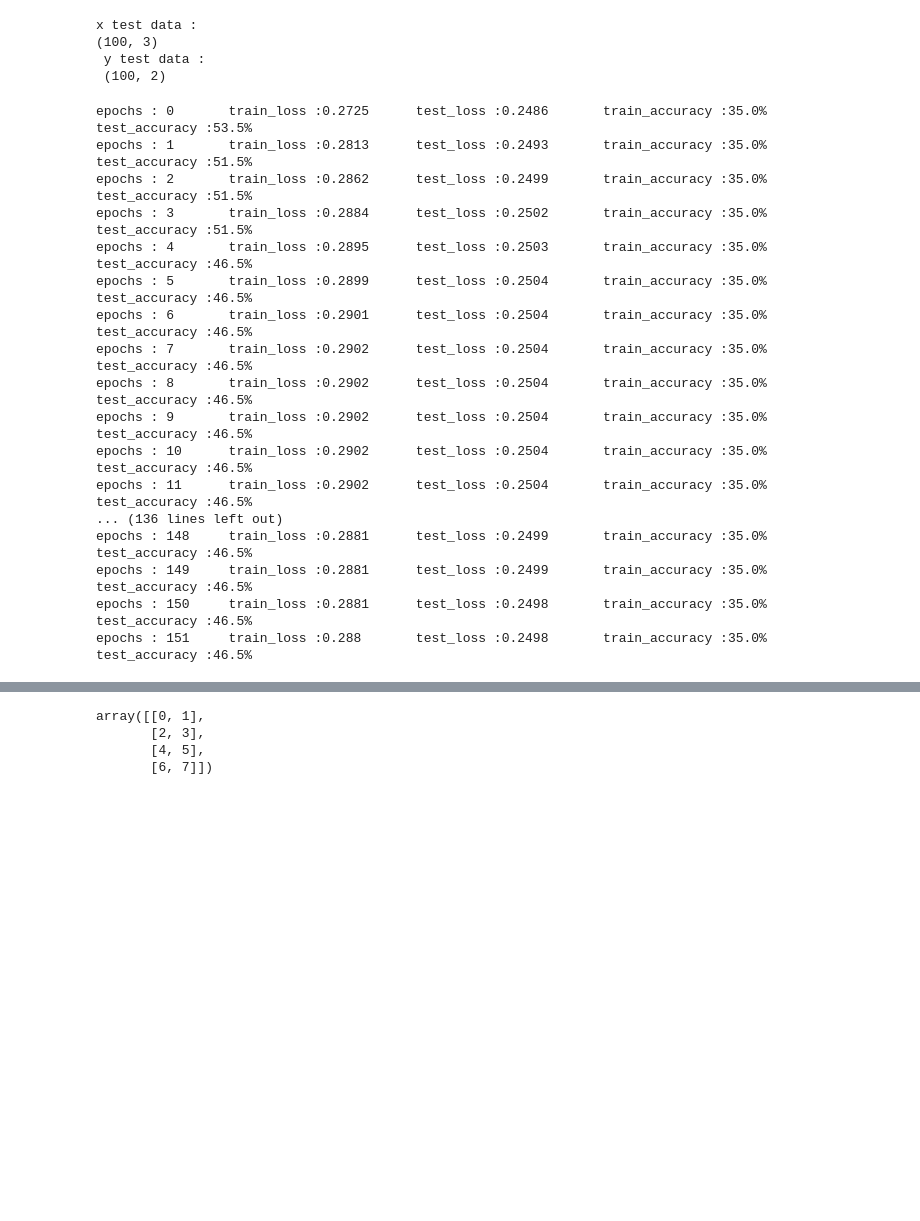
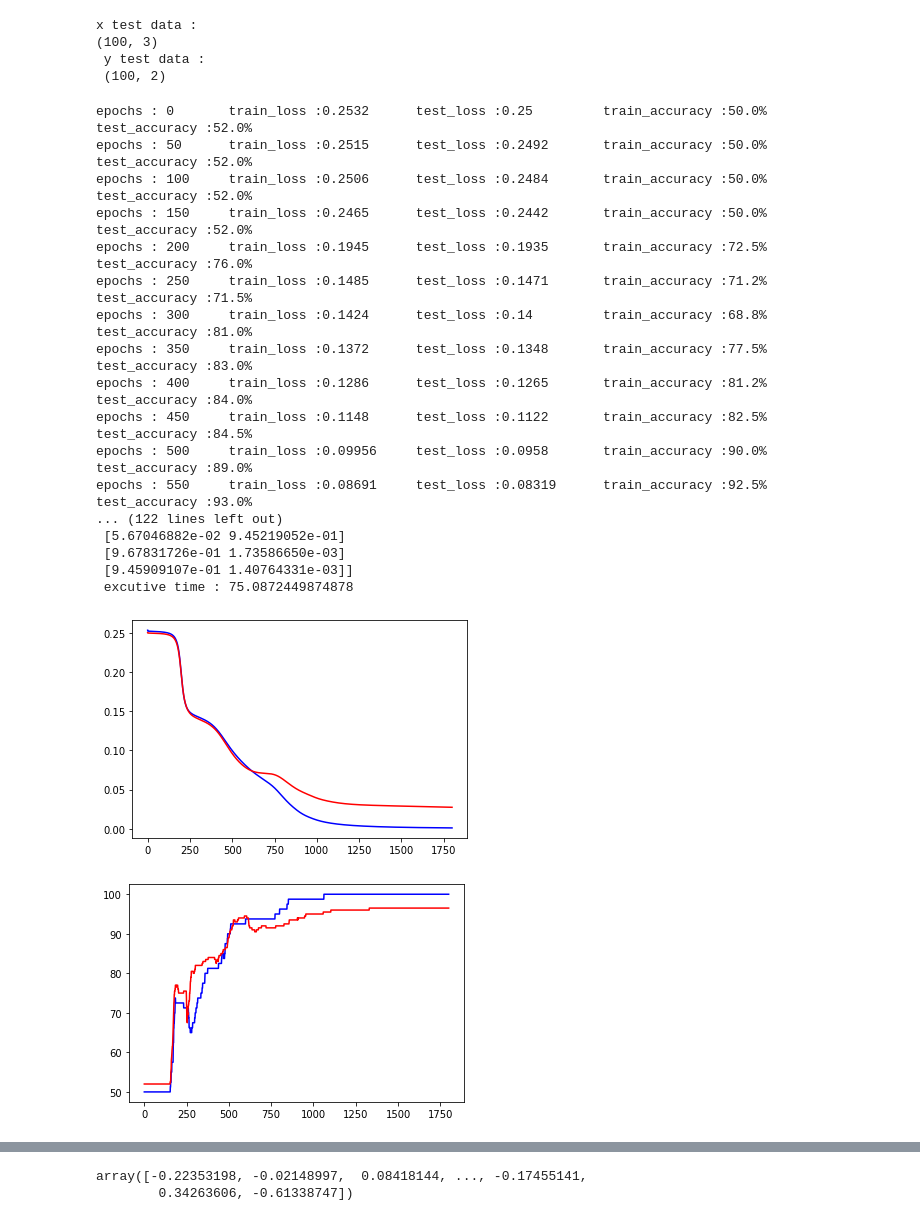
Before and after one commit to thuako/class_itsystem, a Jupyter notebook: hw2/NNclass.ipynb, the cells around one changed output, grey strips where cells are left out. Cells and saved outputs as stored; diff of their text form; code cells hidden in the pictures; blank space fills up the shorter version.

```diff
--- a/hw2/NNclass.ipynb
+++ b/hw2/NNclass.ipynb
@@ -114,10 +114,10 @@ x test data :
  y test data :
  (100, 2)
 # %%
-epochs = 2000
-batch = 1
+epochs = 1800
+batch = 4
 learning_rate = 0.6
-end_learning_rate = 0.6
+end_learning_rate = 0.4
 result_mean = 0.5
 # %%
 class NN:
@@ -230,7 +230,8 @@ class NN:
             self.test(self.test_set_x, self.test_set_y)
 
             # print(f"bias : {self.layer[0].b}")
-            print(
+            if i % 50 == 0:
+                print(
                 f"epochs : {i}\t train_loss :{self.train_loss[i]:.4}\t test_loss :{self.test_loss[i]:.4}\t train_accuracy :{self.train_accuracy[i]:.3}%\t test_accuracy :{self.test_accuracy[i]:.3}%")
 
     def plot(self):
@@ -279,48 +280,50 @@ class NN:
 
             if i == 0:
                 self.weight_hist.append(k.w.reshape(-1))
                 self.delta_hist.append(k.delta.reshape(-1))
                 if k.bias is "True":
                     self.bias_hist.append(k.b.reshape(-1))
 
         self.test_loss = np.append(self.test_loss, np.average((self.layer[-1].dataflow - y_data) ** 2))
 
         # print(self.layer[-1].dataflow)
         # result = np.array([self.layer[-1].dataflow > 0.5])
         result = np.array([self.layer[-1].dataflow > result_mean])
         cnt = np.equal(self.test_set_y, result)
         # print(f"ny_data : \n{self.test_set_y}\n\n y^ : \n{self.layer[-1].dataflow}")
         correct = np.average(cnt) * 100
         self.test_accuracy.append(correct)
 
 
 test = NN(t_x_data, t_y_data, test_x_data, test_y_data, \
-          [[3, 'True', 'sigmoid'], [10, 'True', 'sigmoid'],[10, 'True', 'sigmoid'],[10, 'True', 'sigmoid'],\
+          [[3, 'True', 'sigmoid'], [40, 'True', 'sigmoid'],[40, 'True', 'sigmoid'],[40, 'True', 'sigmoid'],\
            [2, 'False', 'sigmoid']], \
           learning_rate=learning_rate, batch=5)
 
 start_time = time.time()
 test.training(epochs)
 end_time = time.time()
 test.pri()
 
 print(f" excutive time : {end_time - start_time}")
 test.plot()
 # %% [output]
-epochs : 0       train_loss :0.2725      test_loss :0.2486       train_accuracy :35.0%   test_accuracy :53.5%
-epochs : 1       train_loss :0.2813      test_loss :0.2493       train_accuracy :35.0%   test_accuracy :51.5%
-epochs : 2       train_loss :0.2862      test_loss :0.2499       train_accuracy :35.0%   test_accuracy :51.5%
-epochs : 3       train_loss :0.2884      test_loss :0.2502       train_accuracy :35.0%   test_accuracy :51.5%
-epochs : 4       train_loss :0.2895      test_loss :0.2503       train_accuracy :35.0%   test_accuracy :46.5%
-epochs : 5       train_loss :0.2899      test_loss :0.2504       train_accuracy :35.0%   test_accuracy :46.5%
-epochs : 6       train_loss :0.2901      test_loss :0.2504       train_accuracy :35.0%   test_accuracy :46.5%
-epochs : 7       train_loss :0.2902      test_loss :0.2504       train_accuracy :35.0%   test_accuracy :46.5%
-epochs : 8       train_loss :0.2902      test_loss :0.2504       train_accuracy :35.0%   test_accuracy :46.5%
-epochs : 9       train_loss :0.2902      test_loss :0.2504       train_accuracy :35.0%   test_accuracy :46.5%
-epochs : 10      train_loss :0.2902      test_loss :0.2504       train_accuracy :35.0%   test_accuracy :46.5%
-epochs : 11      train_loss :0.2902      test_loss :0.2504       train_accuracy :35.0%   test_accuracy :46.5%
-... (136 lines left out)
-epochs : 148     train_loss :0.2881      test_loss :0.2499       train_accuracy :35.0%   test_accuracy :46.5%
-epochs : 149     train_loss :0.2881      test_loss :0.2499       train_accuracy :35.0%   test_accuracy :46.5%
-epochs : 150     train_loss :0.2881      test_loss :0.2498       train_accuracy :35.0%   test_accuracy :46.5%
-epochs : 151     train_loss :0.288       test_loss :0.2498       train_accuracy :35.0%   test_accuracy :46.5%
+epochs : 0       train_loss :0.2532      test_loss :0.25         train_accuracy :50.0%   test_accuracy :52.0%
+epochs : 50      train_loss :0.2515      test_loss :0.2492       train_accuracy :50.0%   test_accuracy :52.0%
+epochs : 100     train_loss :0.2506      test_loss :0.2484       train_accuracy :50.0%   test_accuracy :52.0%
+epochs : 150     train_loss :0.2465      test_loss :0.2442       train_accuracy :50.0%   test_accuracy :52.0%
+epochs : 200     train_loss :0.1945      test_loss :0.1935       train_accuracy :72.5%   test_accuracy :76.0%
+epochs : 250     train_loss :0.1485      test_loss :0.1471       train_accuracy :71.2%   test_accuracy :71.5%
+epochs : 300     train_loss :0.1424      test_loss :0.14         train_accuracy :68.8%   test_accuracy :81.0%
+epochs : 350     train_loss :0.1372      test_loss :0.1348       train_accuracy :77.5%   test_accuracy :83.0%
+epochs : 400     train_loss :0.1286      test_loss :0.1265       train_accuracy :81.2%   test_accuracy :84.0%
+epochs : 450     train_loss :0.1148      test_loss :0.1122       train_accuracy :82.5%   test_accuracy :84.5%
+epochs : 500     train_loss :0.09956     test_loss :0.0958       train_accuracy :90.0%   test_accuracy :89.0%
+epochs : 550     train_loss :0.08691     test_loss :0.08319      train_accuracy :92.5%   test_accuracy :93.0%
+... (122 lines left out)
+ [5.67046882e-02 9.45219052e-01]
+ [9.67831726e-01 1.73586650e-03]
+ [9.45909107e-01 1.40764331e-03]]
+ excutive time : 75.0872449874878
+[figure, added]
+[figure, added]
@@ -328,10 +332,3 @@ epochs : 151     train_loss :0.288       test_loss :0.2498       train_accuracy
 a = np.array(range(10)).reshape(5, -1)
 # %%
 b = a[0:4 , :]
-# %%
-b
-# %% [output]
-array([[0, 1],
-       [2, 3],
-       [4, 5],
-       [6, 7]])
@@ -337,0 +337,5 @@ array([[0, 1],
+# %%
+x
+# %% [output]
+array([-0.22353198, -0.02148997,  0.08418144, ..., -0.17455141,
+        0.34263606, -0.61338747])
```
Also changed, not shown: parts of 5 cells of this notebook.
